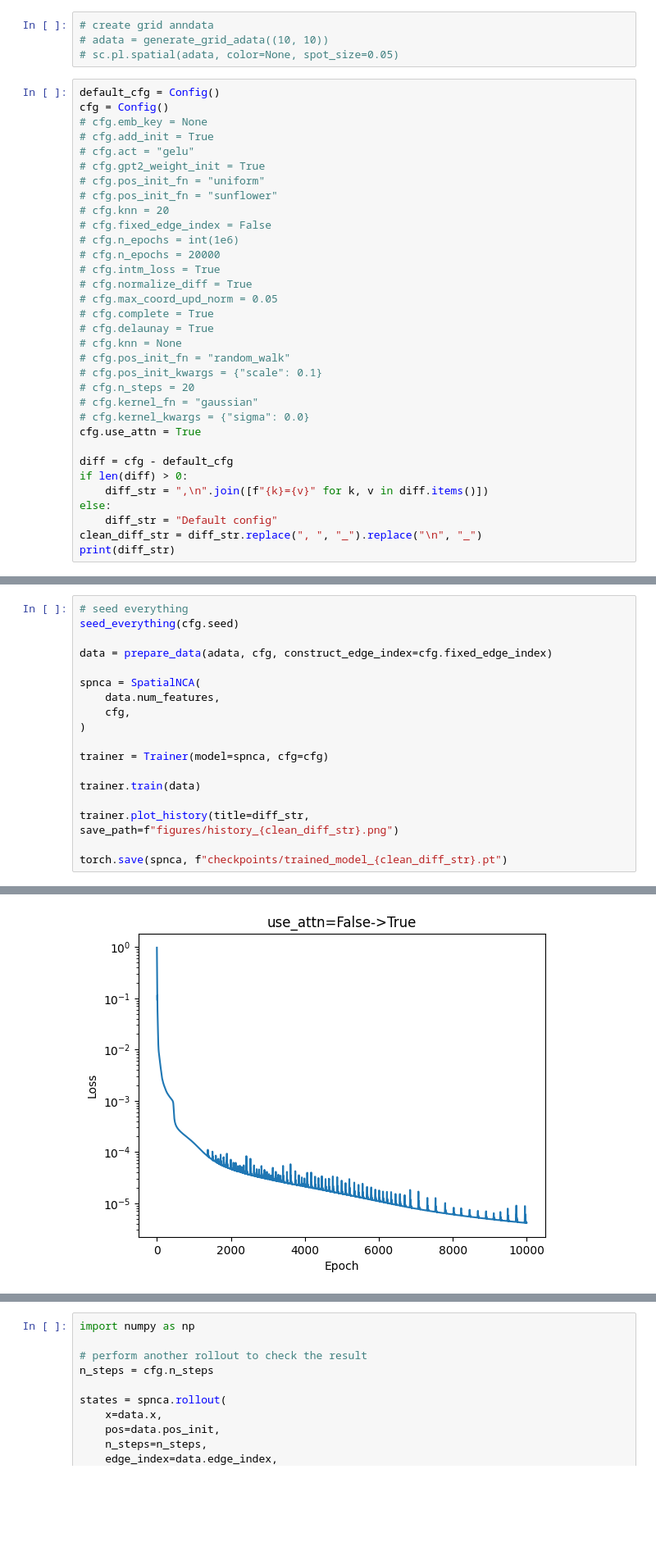
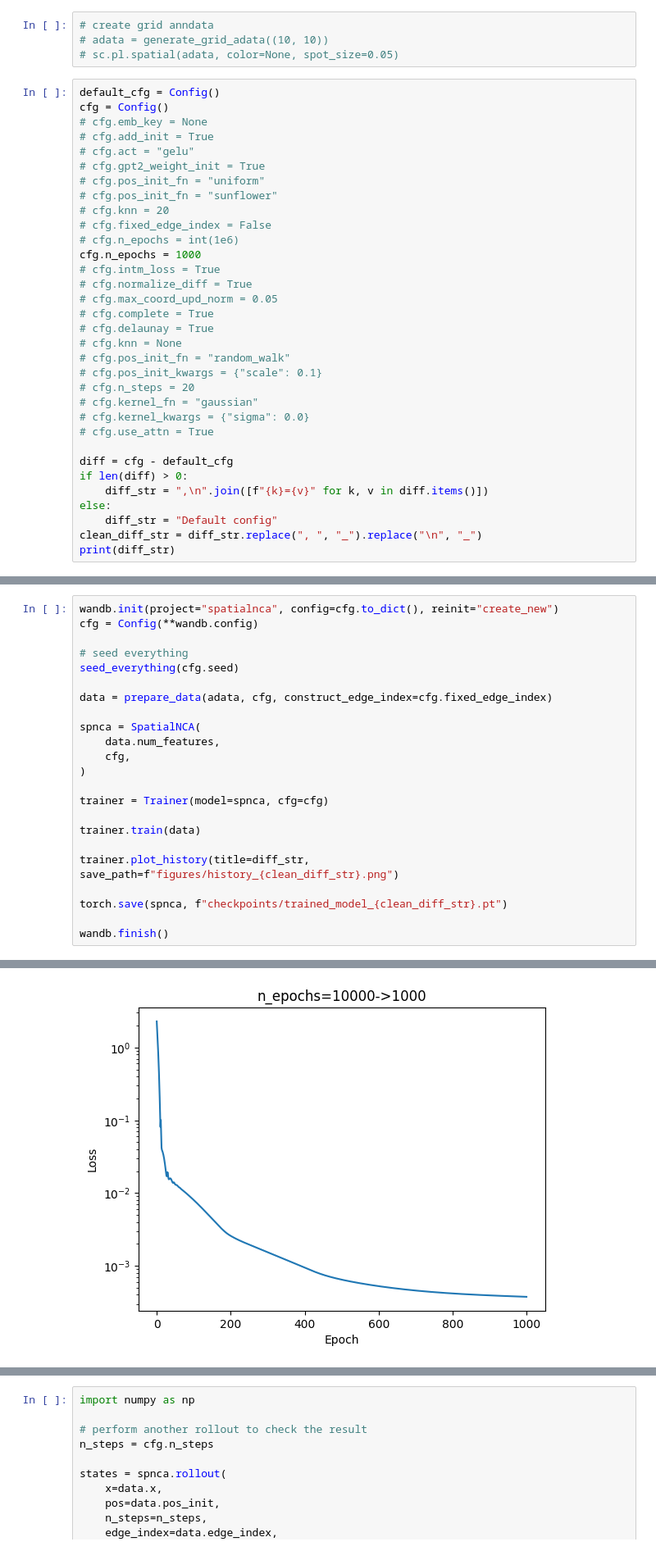
Before and after one commit to dschaub95/spatialnca, a Jupyter notebook: notebooks/experiment-real.ipynb, the cells around one changed output, grey strips where cells are left out. Shown at 82% size. Cells and saved outputs as stored; diff of their text form; blank space fills up the shorter version.

```diff
--- a/notebooks/experiment-real.ipynb
+++ b/notebooks/experiment-real.ipynb
@@ -80,7 +64,7 @@ cfg = Config()
 # cfg.knn = 20
 # cfg.fixed_edge_index = False
 # cfg.n_epochs = int(1e6)
-# cfg.n_epochs = 20000
+cfg.n_epochs = 1000
 # cfg.intm_loss = True
 # cfg.normalize_diff = True
 # cfg.max_coord_upd_norm = 0.05
@@ -92,7 +76,7 @@ cfg = Config()
 # cfg.n_steps = 20
 # cfg.kernel_fn = "gaussian"
 # cfg.kernel_kwargs = {"sigma": 0.0}
-cfg.use_attn = True
+# cfg.use_attn = True
 
 diff = cfg - default_cfg
 if len(diff) > 0:
@@ -106,4 +90,7 @@ use_attn=False->True
 # %%
+wandb.init(project="spatialnca", config=cfg.to_dict(), reinit="create_new")
+cfg = Config(**wandb.config)
+
 # seed everything
 seed_everything(cfg.seed)
 
@@ -121,4 +108,6 @@ trainer.train(data)
 trainer.plot_history(title=diff_str, save_path=f"figures/history_{clean_diff_str}.png")
 
 torch.save(spnca, f"checkpoints/trained_model_{clean_diff_str}.pt")
+
+wandb.finish()
 # %% [output]
@@ -126 +121 @@ Constructed graph with 318 nodes and 3180 edges
-[figure, old version]
+[figure, new version]
```
Also changed, not shown: parts of 5 cells of this notebook.
